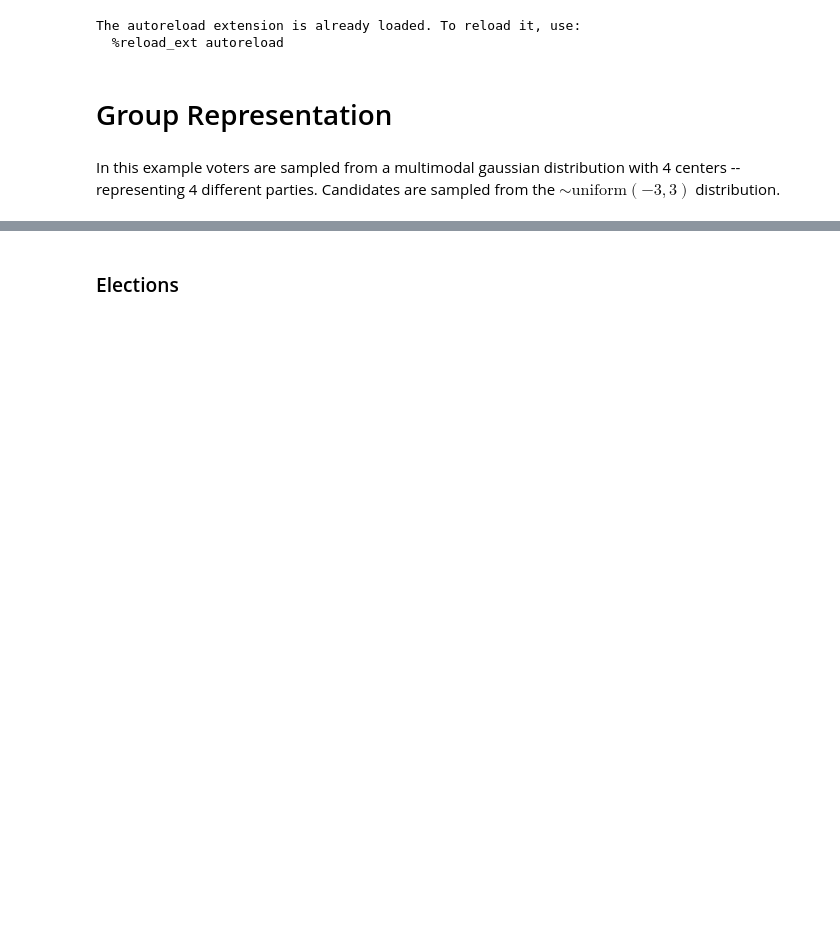
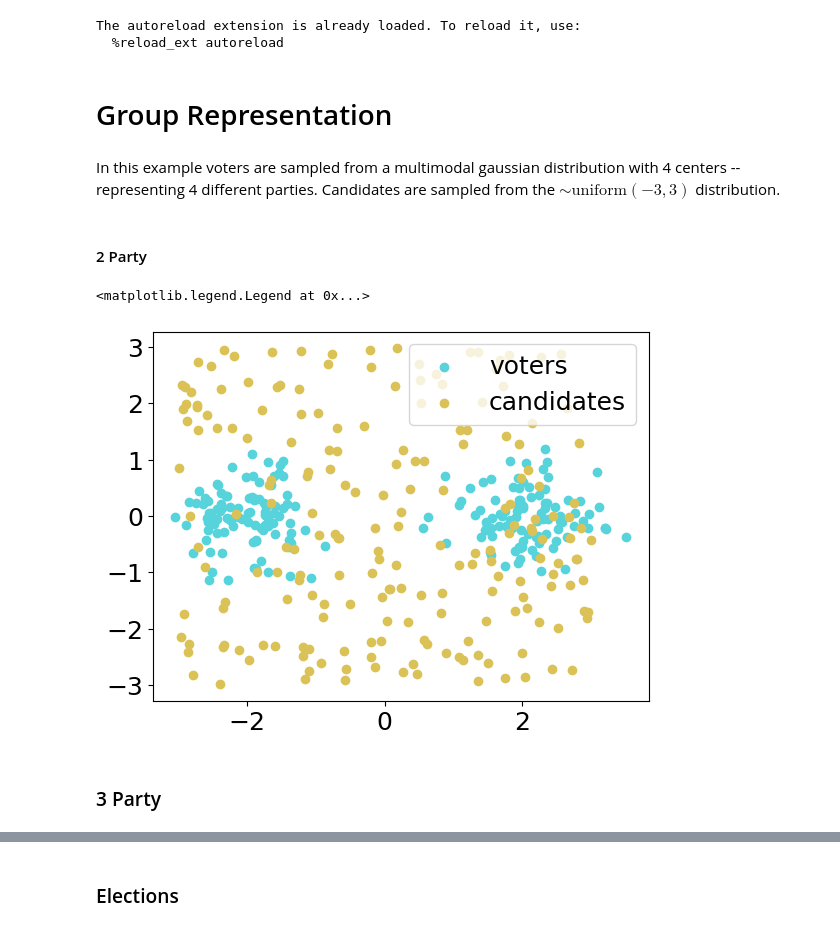
Before and after one commit to kevin-q2/Metric-Voting, a Jupyter notebook: experiments.ipynb, the cells around one changed output, grey strips where cells are left out. Saved outputs shown, nothing was run; the diff lists cells and outputs as text; code cells hidden in the pictures; blank space fills up the shorter version.

```diff
--- a/experiments.ipynb
+++ b/experiments.ipynb
@@ -69,0 +37,37 @@ profile, candidate_position_dict, voter_positions = generator.generate_profile(n
+# %% [markdown]
+#### 2 Party
+# %%
+# Means for each of the 4 Gaussian distributions
+means = [[-2, 0], [2, 0]]
+stds = [0.5, 0.5]  # Standard deviations for each Gaussian
+two_party_G = [100,100]  # Group Sizes
+
+voter_params = [{'loc': None, 'scale': None, 'size': 2} for _ in range(len(G))]
+for i,mean in enumerate(means):
+    voter_params[i]['loc'] = mean
+
+for i,std in enumerate(stds):
+    voter_params[i]['scale'] = std
+
+candidate_params = {'low': -3, 'high': 3, 'size': 2}
+
+distance = lambda point1, point2: np.linalg.norm(point1 - point2)
+
+two_party_generator = GroupSpatial(m = m, g = len(two_party_G),
+                    voter_dists = [np.random.normal]*len(two_party_G), voter_params = voter_params,
+                    candidate_dist = np.random.uniform, candidate_params = candidate_params,
+                    distance = distance)
+# %%
+# Generate a profile from random candidate and voter positions
+profile, candidate_positions, voter_positions, voter_labels = two_party_generator.generate(two_party_G)
+# %%
+# visualize the results
+pal = sns.color_palette("hls", 8)
+plt.scatter(voter_positions[:,0], voter_positions[:,1], label = 'voters', color = pal[4])
+plt.scatter(candidate_positions[:,0], candidate_positions[:,1], label = 'candidates', color = pal[1])
+plt.legend()
+# %% [output]
+<matplotlib.legend.Legend at 0x...>
+[figure, added]
+# %% [markdown]
+### 3 Party
```
Also changed, not shown: parts of 30 cells of this notebook, 10 other files.
